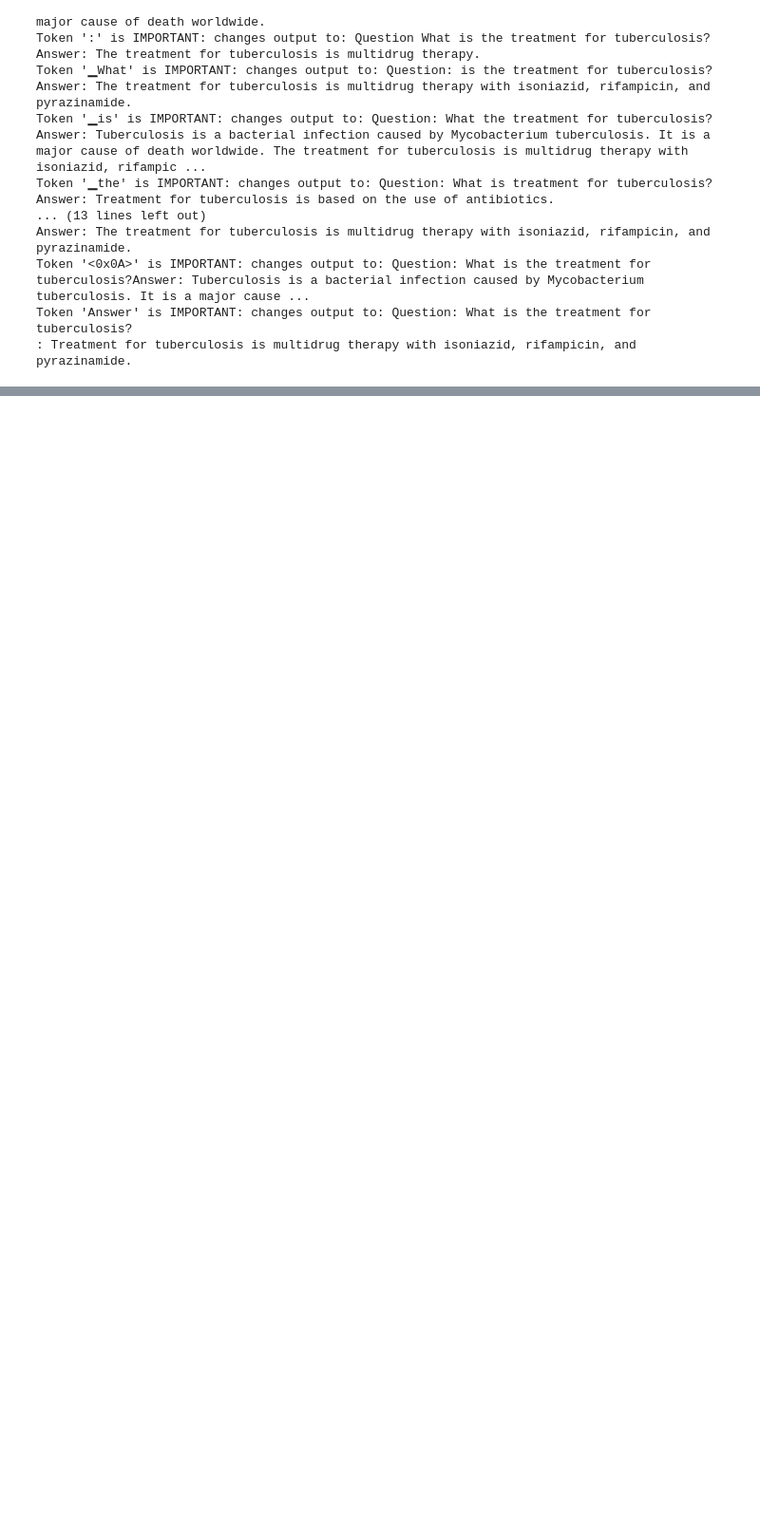
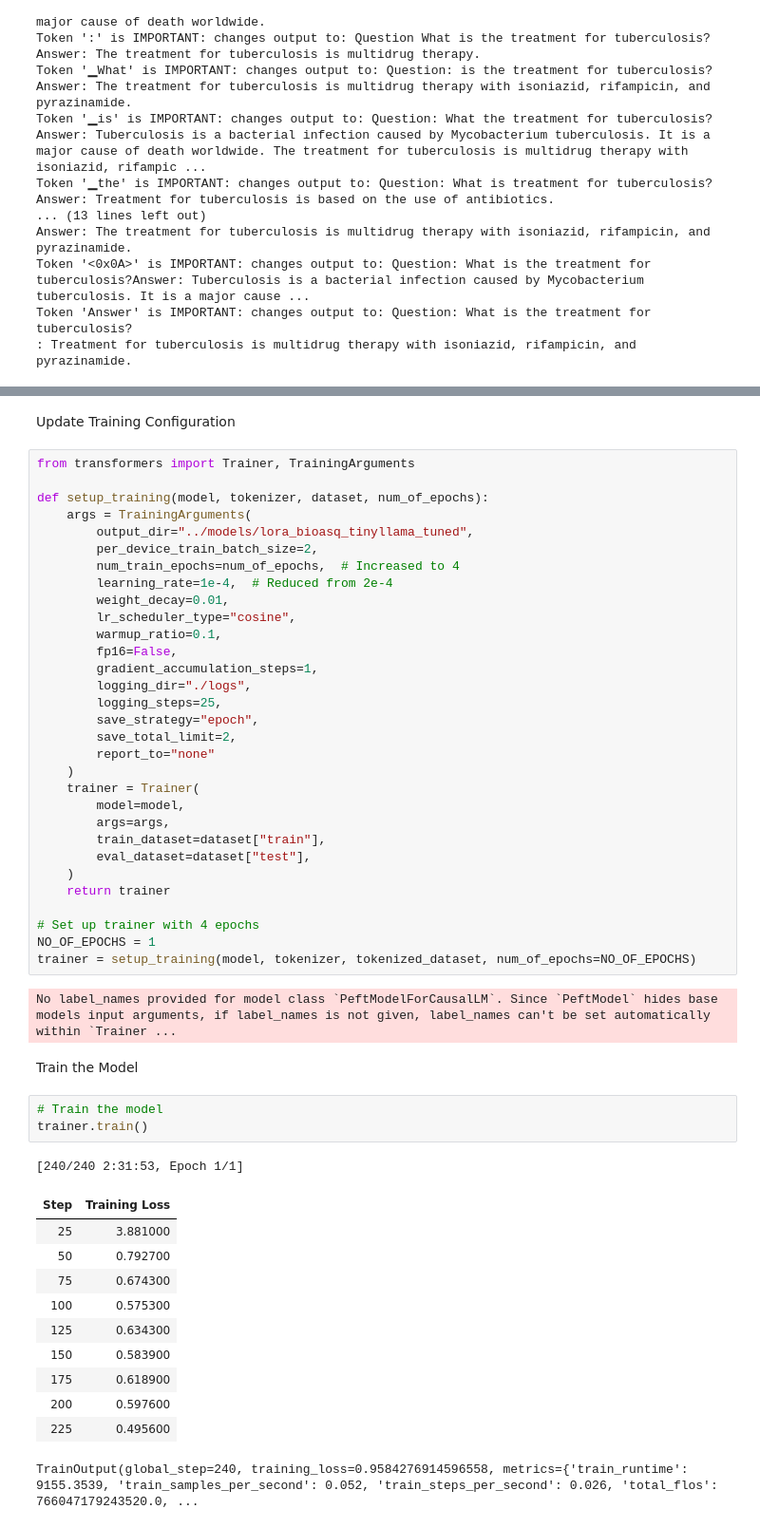
Before and after one commit to LCIT-AISC-T3-S25/Group3, a Jupyter notebook: notebooks/TL_TinyLlama_PEFT_LoRA.ipynb, the cells around one changed output, grey strips where cells are left out. Shown at 95% size. Cells and saved outputs as stored; diff of their text form; blank space fills up the shorter version.

```diff
--- a/notebooks/TL_TinyLlama_PEFT_LoRA.ipynb
+++ b/notebooks/TL_TinyLlama_PEFT_LoRA.ipynb
@@ -342,0 +430,53 @@ Token 'Answer' is IMPORTANT: changes output to: Question: What is the treatment
+# %% [markdown]
+Update Training Configuration
+# %%
+from transformers import Trainer, TrainingArguments
+
+def setup_training(model, tokenizer, dataset, num_of_epochs):
+    args = TrainingArguments(
+        output_dir="../models/lora_bioasq_tinyllama_tuned",
+        per_device_train_batch_size=2,
+        num_train_epochs=num_of_epochs,  # Increased to 4
+        learning_rate=1e-4,  # Reduced from 2e-4
+        weight_decay=0.01,
+        lr_scheduler_type="cosine",
+        warmup_ratio=0.1,
+        fp16=False,
+        gradient_accumulation_steps=1,
+        logging_dir="./logs",
+        logging_steps=25,
+        save_strategy="epoch",
+        save_total_limit=2,
+        report_to="none"
+    )
+    trainer = Trainer(
+        model=model,
+        args=args,
+        train_dataset=dataset["train"],
+        eval_dataset=dataset["test"],
+    )
+    return trainer
+
+# Set up trainer with 4 epochs
+NO_OF_EPOCHS = 1
+trainer = setup_training(model, tokenizer, tokenized_dataset, num_of_epochs=NO_OF_EPOCHS)
+# %% [output]
+No label_names provided for model class `PeftModelForCausalLM`. Since `PeftModel` hides base models input arguments, if label_names is not given, label_names can't be set automatically within `Trainer ...
+# %% [markdown]
+Train the Model
+# %%
+# Train the model
+trainer.train()
+# %% [output]
+[240/240 2:31:53, Epoch 1/1]
+| Step | Training Loss |
+| 25 | 3.881000 |
+| 50 | 0.792700 |
+| 75 | 0.674300 |
+| 100 | 0.575300 |
+| 125 | 0.634300 |
+| 150 | 0.583900 |
+| 175 | 0.618900 |
+| 200 | 0.597600 |
+| 225 | 0.495600 |
+TrainOutput(global_step=240, training_loss=0.9584276914596558, metrics={'train_runtime': 9155.3539, 'train_samples_per_second': 0.052, 'train_steps_per_second': 0.026, 'total_flos': 766047179243520.0, ...
```
Also changed, not shown: parts of 27 cells of this notebook, 1 other file.
